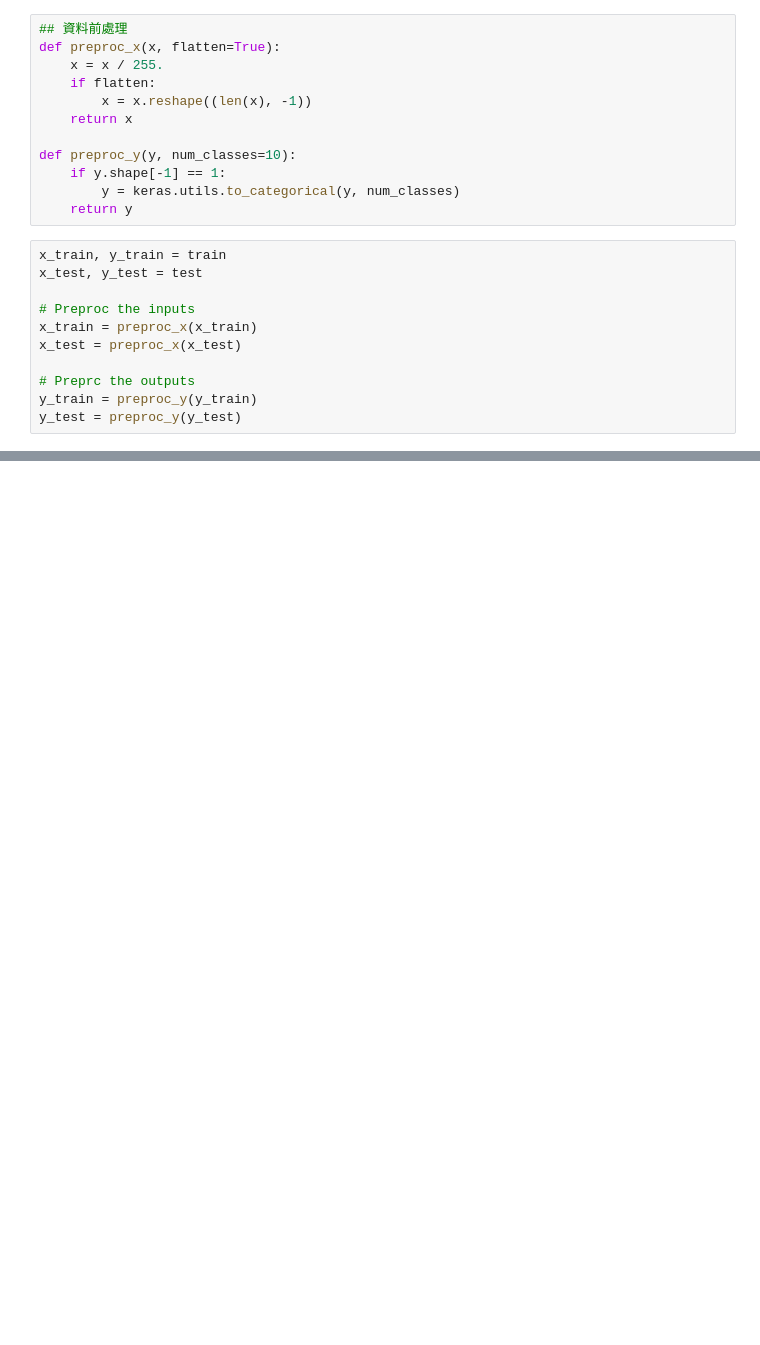
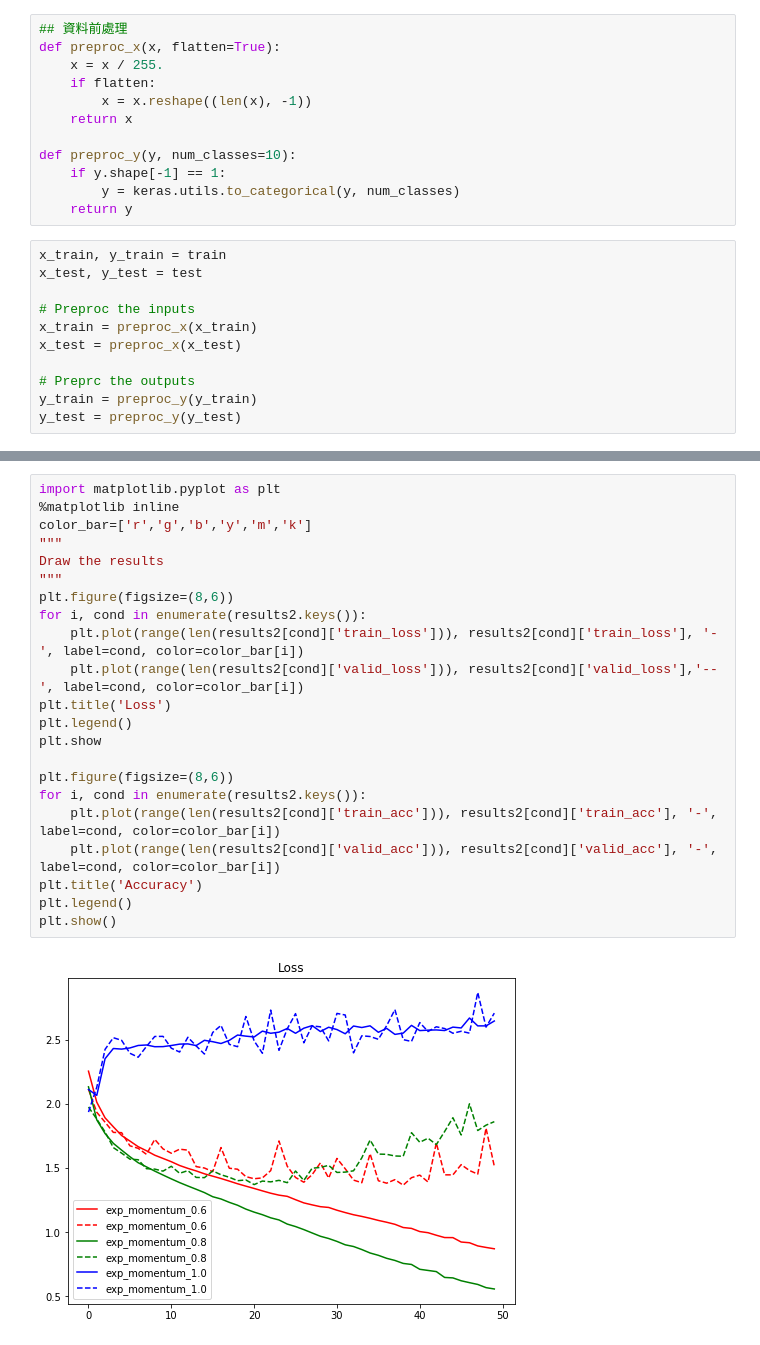
Before and after one commit to s700081/ML100-Days, a Jupyter notebook: Homework/Day_079/Day079_HW.ipynb, the cells around one changed output, grey strips where cells are left out. Cells and saved outputs as stored; diff of their text form; blank space fills up the shorter version.

```diff
--- a/Homework/Day_079/Day079_HW.ipynb
+++ b/Homework/Day_079/Day079_HW.ipynb
@@ -56,0 +230,24 @@ Draw the results
+# %%
+import matplotlib.pyplot as plt
+%matplotlib inline
+color_bar=['r','g','b','y','m','k']
+"""
+Draw the results
+"""
+plt.figure(figsize=(8,6))
+for i, cond in enumerate(results2.keys()):
+    plt.plot(range(len(results2[cond]['train_loss'])), results2[cond]['train_loss'], '-', label=cond, color=color_bar[i])
+    plt.plot(range(len(results2[cond]['valid_loss'])), results2[cond]['valid_loss'],'--', label=cond, color=color_bar[i])
+plt.title('Loss')
+plt.legend()
+plt.show
+
+plt.figure(figsize=(8,6))
+for i, cond in enumerate(results2.keys()):
+    plt.plot(range(len(results2[cond]['train_acc'])), results2[cond]['train_acc'], '-', label=cond, color=color_bar[i])
+    plt.plot(range(len(results2[cond]['valid_acc'])), results2[cond]['valid_acc'], '-', label=cond, color=color_bar[i])
+plt.title('Accuracy')
+plt.legend()
+plt.show()
+# %% [output]
+[figure, added]
```
Also changed, not shown: parts of 14 cells of this notebook.
